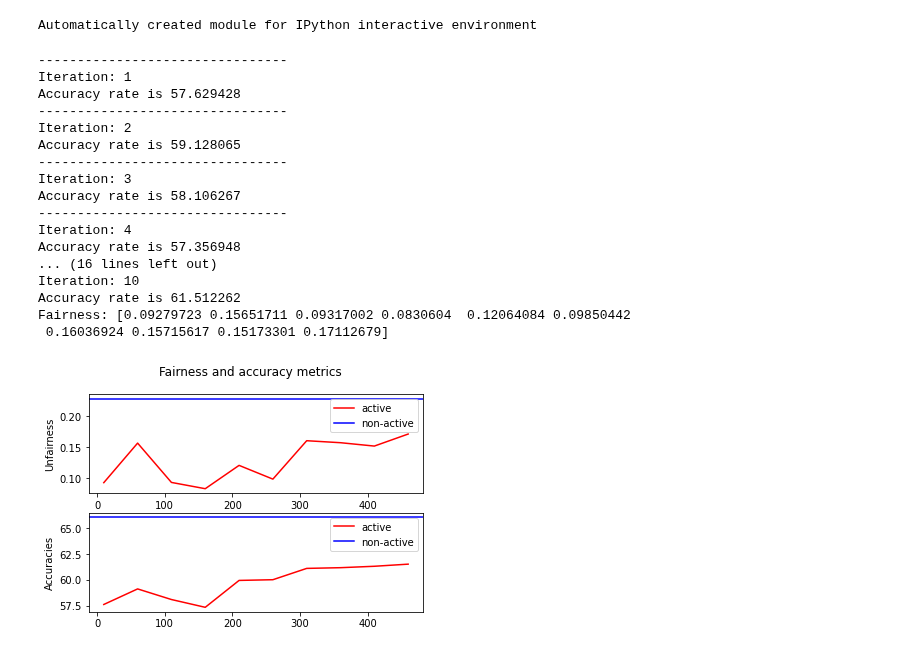
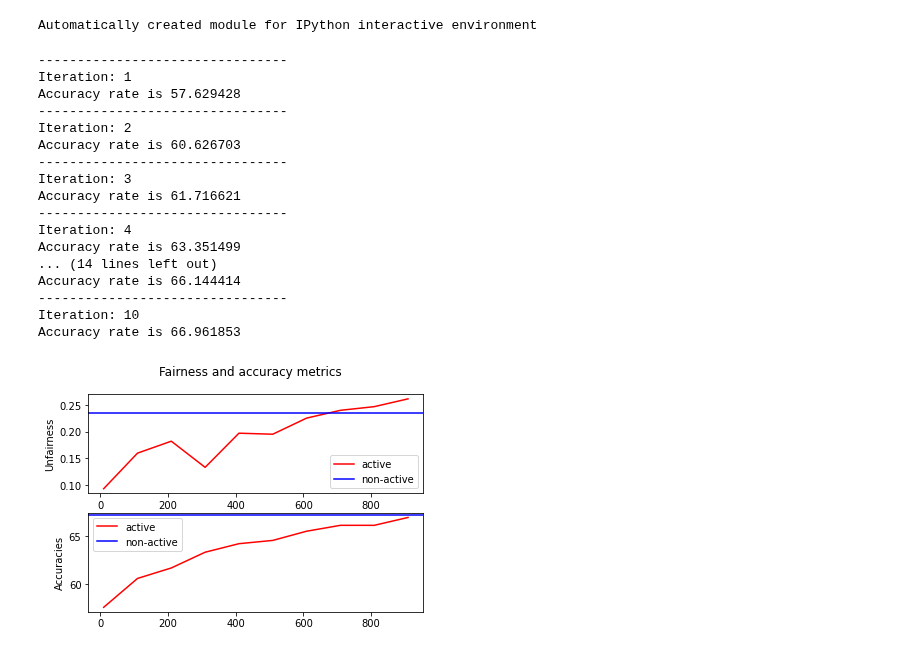
Before and after one commit to WenxuanHuang/Active-Learning-Performance-Benchmarking, a Jupyter notebook: Active_learning_fairness.ipynb, the cells around one changed output. Saved outputs shown, nothing was run; the diff lists cells and outputs as text; code cells hidden in the pictures.

```diff
--- a/Active_learning_fairness.ipynb
+++ b/Active_learning_fairness.ipynb
@@ -210,5 +228,5 @@ def fair_measure(X_fair_est, y_fair_est, b_fair_est, classifier=None, criteria=0
 # %%
-def error_reduction_sampling(query_size, X_unlabeled, X_labeled, y_labeled, classifier, X_fair_est, y_fair_est, b_fair_est, probas_val, step):
+def error_reduction_sampling(query_size, X_unlabeled, X_labeled, y_labeled, classifier, X_fair_est, y_fair_est, b_fair_est, probas_val, step, criteria):
     # further to be defined, now assume only fairness loss
     # query size used here
     div = 0
@@ -221,7 +239,7 @@ def error_reduction_sampling(query_size, X_unlabeled, X_labeled, y_labeled, clas
             X_labeled_temp = np.append(X_labeled, [X_unlabeled[i]], axis = 0)
             y_labeled_temp = np.append(y_labeled, [j], axis = 0)
             classifier_temp = LogisticRegression(solver='liblinear').fit(X_labeled_temp, y_labeled_temp)
-            f_loss_temp = np.append(f_loss_temp, fair_measure(X_fair_est, y_fair_est, b_fair_est, classifier=classifier_temp, criteria='equalized_odds'))
+            f_loss_temp = np.append(f_loss_temp, fair_measure(X_fair_est, y_fair_est, b_fair_est, classifier=classifier_temp, criteria=criteria))
             f_loss_temp[np.isnan(f_loss_temp)] = 0
 
         proba_0 = classifier.predict_proba(X_unlabeled)[i][0]
@@ -241,11 +259,12 @@ def error_reduction_sampling(query_size, X_unlabeled, X_labeled, y_labeled, clas
 # %%
 class active_learning(object):
 
-    def __init__(self, step, budget, model_object, selection_function):
+    def __init__(self, step, budget, model_object, selection_function, criteria):
         self.step = step
         self.budget = budget
         self.model_object = model_object
         self.sample_selection_function = selection_function
+        self.criteria = criteria
 
     def run(self, X_labeled, y_labeled, b_labeled, row_size, col_size, X_unlabeled, y_unlabeled, b_unlabeled, X_test, y_test, b_test, X_fair_est, y_fair_est, b_fair_est, sub_option):
 
@@ -256,7 +275,7 @@ class active_learning(object):
 
         self.query_size = len(X_labeled)
         fairness = []
-        fairness = np.append(fairness, fair_measure(X_test, y_test, b_test, classifier=self.clf_model.model_object.classifier, criteria='equalized_odds'))
+        fairness = np.append(fairness, fair_measure(X_test, y_test, b_test, classifier=self.clf_model.model_object.classifier, criteria=self.criteria))
 
         while self.query_size <= self.budget-self.step:
 
@@ -272,11 +291,13 @@ class active_learning(object):
             # print("Debug predicted:", y_unlabeled_predicted.shape)
             # print("Debug probas_val:", probas_val.shape)
 
-            if sub_option == True:
+            if sub_option == "Pre_filter":
                 candidates = self.sample_selection_function.pool_select(probas_val, self.budget)
-                uncertain_samples = error_reduction_sampling(self.query_size, X_unlabeled[candidates], X_labeled, y_labeled, self.clf_model.model_object.classifier, X_fair_est[candidates], y_fair_est[candidates], b_fair_est[candidates], probas_val[candidates], self.step)
-            else:
-                uncertain_samples = error_reduction_sampling(self.query_size, X_unlabeled, X_labeled, y_labeled, self.clf_model.model_object.classifier, X_fair_est, y_fair_est, b_fair_est, probas_val, self.step)
+                uncertain_samples = error_reduction_sampling(self.query_size, X_unlabeled[candidates], X_labeled, y_labeled, self.clf_model.model_object.classifier, X_fair_est[candidates], y_fair_est[candidates], b_fair_est[candidates], probas_val[candidates], self.step, self.criteria)
+            elif sub_option == "No_filter":
+                uncertain_samples = error_reduction_sampling(self.query_size, X_unlabeled, X_labeled, y_labeled, self.clf_model.model_object.classifier, X_fair_est, y_fair_est, b_fair_est, probas_val, self.step, self.criteria)
+            elif sub_option == "Filter_only":
+                uncertain_samples = self.sample_selection_function.pool_select(probas_val, self.step)
 
             # print("Debug shape of X_unlabeled and loss:", selection)
 
@@ -288,12 +309,12 @@ class active_learning(object):
             y_unlabeled = np.delete(y_unlabeled, uncertain_samples, axis=0)
 
             (X_labeled, X_test) = self.clf_model.train(X_labeled, y_labeled, X_test, y_test)
-            fairness = np.append(fairness, fair_measure(X_test, y_test, b_test, classifier=self.clf_model.model_object.classifier, criteria='equalized_odds'))
+            fairness = np.append(fairness, fair_measure(X_test, y_test, b_test, classifier=self.clf_model.model_object.classifier, criteria=self.criteria))
             self.clf_model.get_test_accuracy(active_iteration)
 
         return self.clf_model.accuracies, fairness
 # %%
-def non_active_learning(X_unlabeled, y_unlabeled, X_labeled,y_labeled, X_test, y_test, b_test, budget, step):
+def non_active_learning(X_unlabeled, y_unlabeled, X_labeled,y_labeled, X_test, y_test, b_test, budget, unfairness_criteria):
 
     np.random.seed(21)
     nonal_initial_query = len(X_labeled)
@@ -315,23 +336,23 @@ def non_active_learning(X_unlabeled, y_unlabeled, X_labeled,y_labeled, X_test, y
 
     classifier_nonal.fit(nonal_X_train, nonal_y_train)
     nonal_y_pred = classifier_nonal.predict(nonal_X_test)
-    nonal_fairness = np.append(nonal_fairness, fair_measure(nonal_X_test, nonal_y_test, nonal_b_test, classifier=classifier_nonal, criteria='equalized_odds'))
+    nonal_fairness = np.append(nonal_fairness, fair_measure(nonal_X_test, nonal_y_test, nonal_b_test, classifier=classifier_nonal, criteria=unfairness_criteria))
     nonal_accuracies.append(accuracy_score(nonal_y_test, nonal_y_pred)*100)
 
     return nonal_accuracies, nonal_fairness
 # %%
-def experiment(model,sampling_method,budget,step, sub_option=False):
+def experiment(model,sampling_method,budget,step,criteria,sub_option=False):
 
     (X_labeled, y_labeled, b_labeled, row_size, col_size, X_unlabeled, y_unlabeled, b_unlabeled, X_test, y_test, b_test, X_fair_est, y_fair_est, b_fair_est) = retrieve_data_recid()
     init_index = len(X_labeled)
 
-    act_alg = active_learning(step, budget, model , sampling_method)
+    act_alg = active_learning(step, budget, model, sampling_method, criteria)
 
     accuracies, fairness = act_alg.run(X_labeled, y_labeled, b_labeled, row_size, col_size, X_unlabeled, y_unlabeled, b_unlabeled, X_test, y_test, b_test, X_fair_est, y_fair_est, b_fair_est, sub_option)
 
-    print('Fairness:', fairness)
+    # print('Fairness:', fairness)
 
-    nonal_accuracies, nonal_fairness = non_active_learning(X_unlabeled, y_unlabeled, X_labeled,y_labeled, X_test, y_test, b_test, budget, step)
+    nonal_accuracies, nonal_fairness = non_active_learning(X_unlabeled, y_unlabeled, X_labeled, y_labeled, X_test, y_test, b_test, budget, criteria)
 
     # print("active_accuracies",accuracies)
     # print("nonactive_accuracies",nonal_accuracies)
@@ -352,23 +373,23 @@ def experiment(model,sampling_method,budget,step, sub_option=False):
 
     plt.show()
 # %%
-experiment(LogModel,RandomSelection,1000,100,False)
+experiment(LogModel,RandomSelection,1000,100,"equalized_odds","Pre_filter")
 # %% [output]
 --------------------------------
 Iteration: 1
 Accuracy rate is 57.629428
 --------------------------------
 Iteration: 2
-Accuracy rate is 59.128065
+Accuracy rate is 60.626703
 --------------------------------
 Iteration: 3
-Accuracy rate is 58.106267
+Accuracy rate is 61.716621
 --------------------------------
 Iteration: 4
-Accuracy rate is 57.356948
-... (16 lines left out)
+Accuracy rate is 63.351499
+... (14 lines left out)
+Accuracy rate is 66.144414
+--------------------------------
 Iteration: 10
-Accuracy rate is 61.512262
-Fairness: [0.09279723 0.15651711 0.09317002 0.0830604  0.12064084 0.09850442
- 0.16036924 0.15715617 0.15173301 0.17112679]
+Accuracy rate is 66.961853
-[figure, old version]
+[figure, new version]
```
Also changed, not shown: parts of 4 cells of this notebook, 2 other files.
